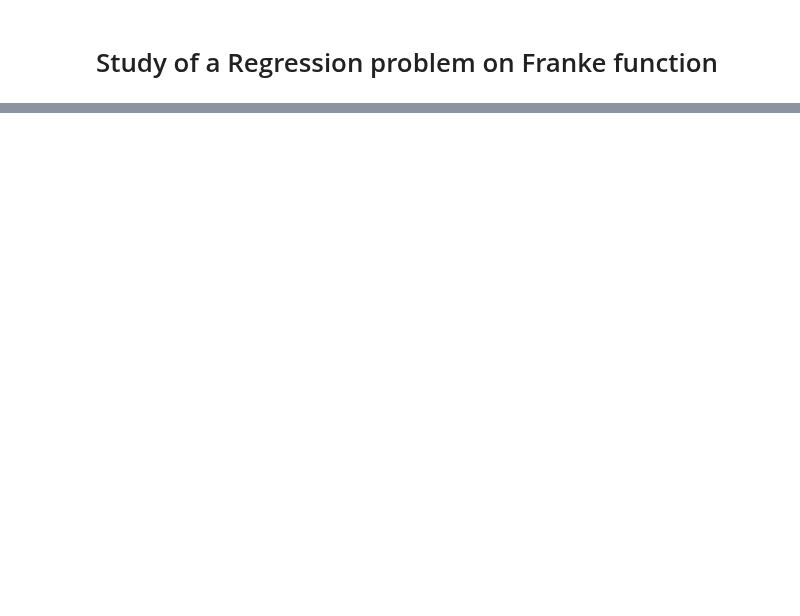
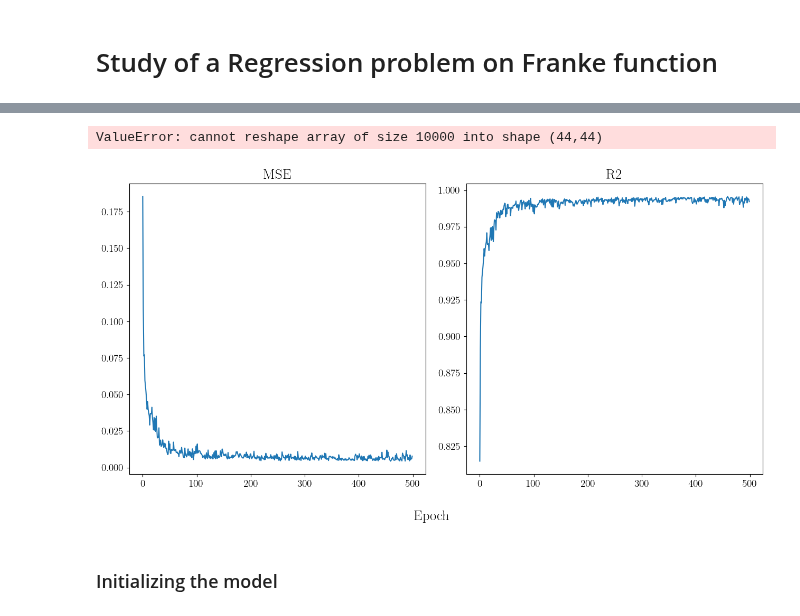
Before and after one commit to Oskar-Idland/FYS-STK4155-Projects, a Jupyter notebook: Project_2/src/b.ipynb, the cells around one changed output, grey strips where cells are left out. Saved outputs shown, nothing was run; the diff lists cells and outputs as text; code cells hidden in the pictures; blank space fills up the shorter version.

```diff
--- a/Project_2/src/b.ipynb
+++ b/Project_2/src/b.ipynb
@@ -5,13 +5,12 @@ import matplotlib.pyplot as plt
 from matplotlib import cm
 from matplotlib.ticker import LinearLocator, FormatStrFormatter
 import numpy as np
-from random import seed
-from sklearn.model_selection import train_test_split, KFold, cross_val_score, cross_val_predict
-from sklearn.linear_model import LinearRegression
-from sklearn import linear_model
+from sklearn.model_selection import train_test_split
 from sklearn.preprocessing import StandardScaler
-from sklearn.utils import resample
+import seaborn as sns
+plt.rcParams.update({'text.usetex': True, 'font.size': 16, 'font.family': 'serif', 'font.serif': 'Computer Modern Sans Serif', 'font.weight': 100, 'mathtext.fontset': 'cm', 'xtick.labelsize': 14, 'ytick.labelsize': 14})
 import warnings
+
 warnings.filterwarnings("ignore")
 
 from functions import *
@@ -20,6 +19,3 @@ from activation_funcs import *
 from cost_funcs import *
 from Schedulers import *
 from FFNN import FFNN
-
-seed = 42069
-np.random.seed(seed)
@@ -45,0 +37,14 @@ print(X_train_scaled.shape)
+# %%
+
+poly_degree = 4
+
+X = create_X(xx.flatten(), yy.flatten(), poly_degree)
+
+X_train, X_test, z_train, z_test = train_test_split(X, target, test_size=0.2)
+
+scaler_X = StandardScaler()
+scaler_z = StandardScaler()
+X_train_scaled = scaler_X.fit_transform(X_train)
+X_test_scaled = scaler_X.transform(X_test)
+z_train_scaled = scaler_z.fit_transform(z_train)
+z_test_scaled = scaler_z.transform(z_test)
@@ -46 +90,52 @@ print(X_train_scaled.shape)
+# %%
+z_pred = model.predict(X_test_scaled)
+z_pred = scaler_z.inverse_transform(z_pred)
+
+grid_size = int(np.sqrt(len(z_pred)))
+xx = xx.reshape((grid_size, grid_size))
+yy = yy.reshape((grid_size, grid_size))
+zz = zz.reshape((grid_size, grid_size))
+z_pred = z_pred.reshape((grid_size, grid_size))
+
+fig = plt.figure(figsize = (13, 7))
+axs = [fig.add_subplot(121, projection = "3d"), fig.add_subplot(122, projection = "3d")]
+
+surf_true = axs[0].plot_surface(xx, yy, zz, cmap = cm.coolwarm, linewidth = 0, antialiased = False)
+axs[0].set_title("True Franke function")
+axs[1].set_title("Predicted Franke function")
+surf_predict = axs[1].plot_surface( z_pred, cmap = cm.coolwarm, linewidth = 0, antialiased = False)
+for i in range(2):
+	axs[i].zaxis.set_major_locator(LinearLocator(10))
+	axs[i].zaxis.set_major_formatter(FormatStrFormatter("%.02f"))
+	axs[i].set_xlabel(r"$x$")
+	axs[i].set_ylabel(r"$y$")
+fig.colorbar(surf_true, shrink = 0.4, aspect = 10, label = r"$f(x,y)$")
+fig.colorbar(surf_predict, shrink = 0.4, aspect = 10, label = r"$f(x,y)+\varepsilon$")
+plt.tight_layout()
+# plt.savefig("../figs/a_Franke_surf.pdf")
+plt.show()
+# %% [output]
+ValueError: cannot reshape array of size 10000 into shape (44,44)
+# %%
+MSE_scores = scores["cost"]
+R2_scores = scores["R2"]
+
+fig, axs = plt.subplots(1, 2, figsize = (13, 7))
+axs[0].plot(MSE_scores, label = "MSE")
+axs[0].set_title("MSE")
+# axs[0].set_yscale('log')  # Set y-axis to log scale
+
+axs[1].plot(R2_scores, label = "R2")
+axs[1].set_title("R2")
+# axs[1].set_yscale('log')  # Set y-axis to log scale
+
+fig.supxlabel("Epoch")
+
+plt.tight_layout()
+# plt.savefig("../figs/b_train_scores.pdf")
+plt.show()
+# %% [output]
+[figure, added]
+# %% [markdown]
+### Initializing the model
 # %%
```
Also changed, not shown: parts of 16 cells of this notebook, 5 other files.
